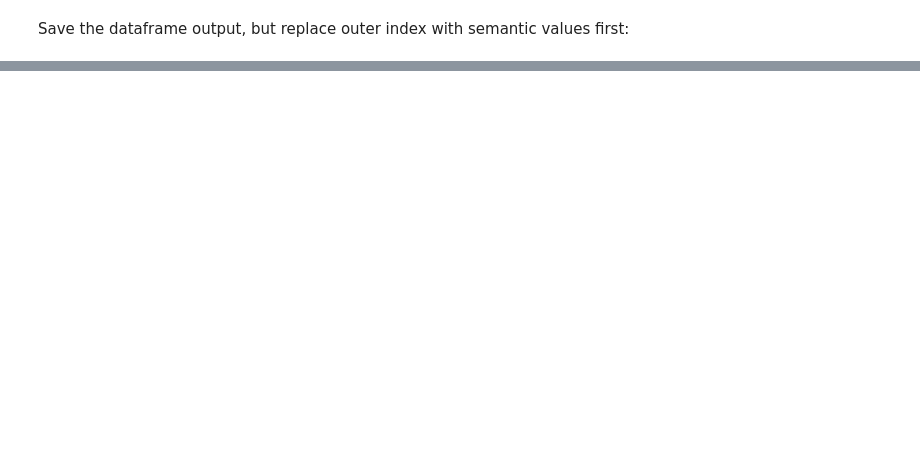
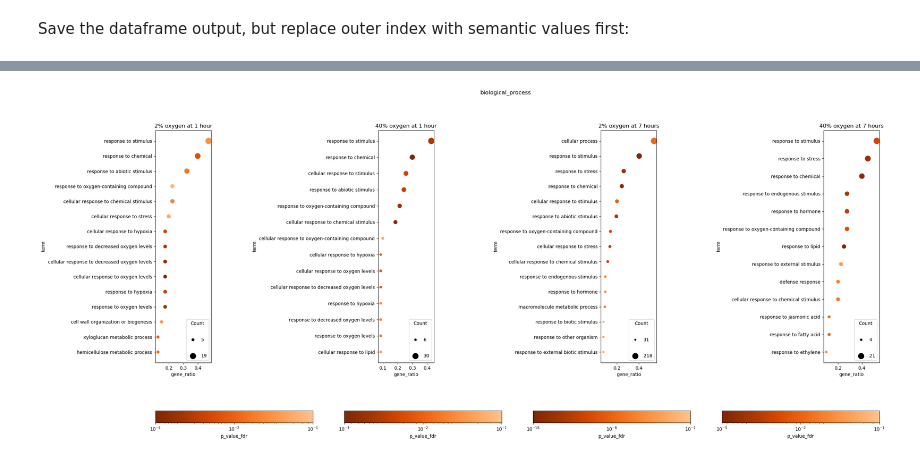
Before and after one commit to serenalotreck/photorespiration-omics, a Jupyter notebook: notebooks/go_terms_DEGs.ipynb, the cells around one changed output, grey strips where cells are left out. Saved outputs shown, nothing was run; the diff lists cells and outputs as text; code cells hidden in the pictures; blank space fills up the shorter version.

```diff
--- a/notebooks/go_terms_DEGs.ipynb
+++ b/notebooks/go_terms_DEGs.ipynb
@@ -389,0 +182,92 @@ Looking at the [GO evidence codes](https://geneontology.org/docs/guide-go-eviden
+# %%
+total_in_cat = {
+    conditions_semantic[k]: len(df) for k, df in data.items()
+}
+# %%
+go_enrichment_data.loc[:, 'count'] = go_enrichment_data['associated_gene_IDs'].str.split(',').apply(len)
+# %%
+go_enrichment_data.loc[:, 'category_total'] = go_enrichment_data.index.get_level_values(0).map(total_in_cat)
+go_enrichment_data.loc[:, 'gene_ratio'] = go_enrichment_data['count']/go_enrichment_data['category_total']
+# %%
+def truncate_colormap(cmap, minval=0.0, maxval=1.0, n=100):
+    # Plotting code adapted from https://github.com/gingraslab/go_terms_dot_plot/blob/main/src/go_terms_dot_plot.py
+    # -------------------------------------------------------------------------------------------------------------
+    new_cmap = colors.LinearSegmentedColormap.from_list(
+        'trunc({n},{a:.2f},{b:.2f})'.format(n=cmap.name, a=minval, b=maxval),
+        cmap(np.linspace(minval, maxval, n))
+    )
+    return new_cmap
+# %%
+warnings.filterwarnings('ignore')
+for aspect in ['biological_process', 'cellular_component', 'molecular_function']:
+
+    fig, axs = plt.subplots(1, len(data), figsize=(len(data)*7, 12))
+
+    for ax, comparison in zip(axs.flat, go_enrichment_data.index.get_level_values(0).unique()):
+
+        # Get data to plot
+        try:
+            sub_to_plot = go_enrichment_data.loc[(comparison, aspect), :].sort_values(by='gene_ratio', ascending=False).iloc[:15, :]
+        except KeyError:
+            ax.set_title(comparison)
+            continue
+
+        # Plotting code adapted from https://github.com/gingraslab/go_terms_dot_plot/blob/main/src/go_terms_dot_plot.py
+        # -------------------------------------------------------------------------------------------------------------
+        # Create colormap
+        cmap = cm.get_cmap('Oranges_r')
+        cmap = truncate_colormap(cmap, 0.0, 0.7)
+
+        # Map p-values to colormap
+        color_dict = {p: cmap(i/15) for i, p in enumerate(sorted(sub_to_plot['p_value_fdr'].unique()))}
+
+        # Calculate scaled sizes for the plot
+        max_size = sub_to_plot['count'].max()
+        sub_to_plot['scaled_count'] = (sub_to_plot['count'] / max_size) * 200  # Scale sizes proportionally
+
+        # Create a sizes dictionary that maps every unique scaled size to a specific plot size
+        unique_scaled_sizes = sub_to_plot['scaled_count'].unique()
+        sizes_dict = {size: size for size in unique_scaled_sizes}
+
+        # Create the scatter plot using the sizes dictionary
+        sns.scatterplot(x='gene_ratio', y='term', size='scaled_count', hue='p_value_fdr',
+                        data=sub_to_plot, palette=color_dict, sizes=sizes_dict, ax=ax)
+
+        # Calculate the smallest and largest sizes for the legend
+        smallest_size_scaled = sub_to_plot['scaled_count'].min()
+        largest_size_scaled = sub_to_plot['scaled_count'].max()
+
+        # Create size legend with exact plot sizes
+        legend_elements = [plt.Line2D([0], [0], marker='o', color='w',
+                                      markersize=np.sqrt(size),  # Convert area size to diameter
+                                      markerfacecolor='black', label=f'{int(sub_to_plot[sub_to_plot["scaled_count"] == size]["count"].iloc[0])}')
+                          for size in [smallest_size_scaled, largest_size_scaled]]
+        lgd = ax.legend(handles=legend_elements, title='Count', loc='lower right', labelspacing=2.5)
+
+        # Get the minimum and maximum adjusted p-values
+        min_p = sub_to_plot['p_value_fdr'].min()
+        max_p = sub_to_plot['p_value_fdr'].max()
+
+        # Create a logarithmic normalization object based on these values
+        norm = LogNorm(vmin=min_p, vmax=max_p)
+
+        # Calculate the middle value for the p-value range on a log scale
+        middle_p = np.sqrt(min_p * max_p)
+
+        # Create colorbar with three ticks: min, middle, and max p-values
+        fig.subplots_adjust(bottom=0.3)
+
+        cax = fig.add_axes([ax.get_position().x0, ax.get_position().y0 - 0.15, ax.get_position().width, 0.03])
+        cb = fig.colorbar(cm.ScalarMappable(norm=norm, cmap=cmap), cax=cax, orientation='horizontal',
+                        ticks=[min_p, middle_p, max_p])
+        cb.set_label('p_value_fdr')
+
+        # Set the tick labels, using scientific notation
+        cb.ax.set_xticklabels([f'$10^{{{int(np.log10(t))}}}$' for t in [min_p, middle_p, max_p]])
+
+        ax.set_title(comparison)
+
+    fig.subplots_adjust(wspace=3)
+    fig.suptitle(aspect)
+# %% [output]
+[figure, added]
```
Also changed, not shown: parts of 45 cells of this notebook.
